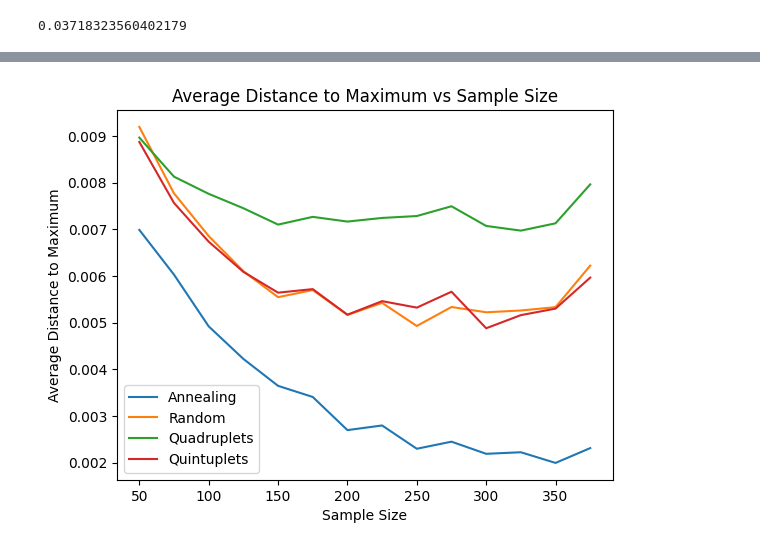
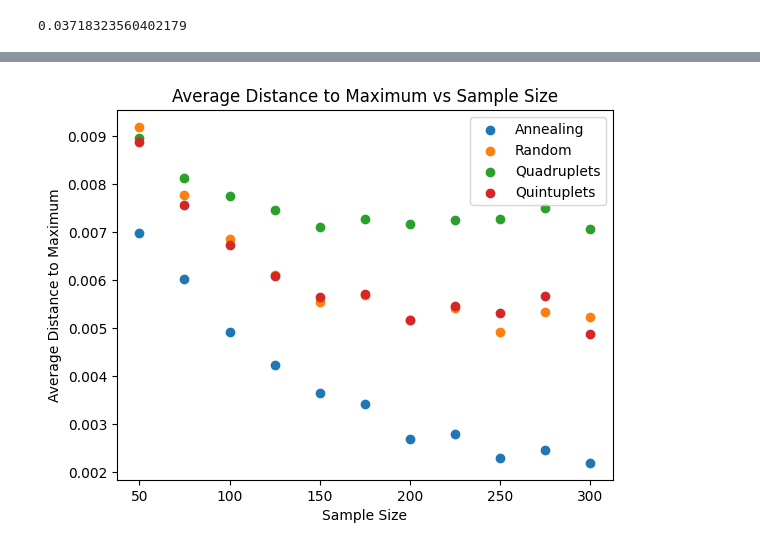
Before and after one commit to baptistechev/RL_CS, a Jupyter notebook: Test on MCCL/simulation_paper.ipynb, the cells around one changed output, grey strips where cells are left out. Saved outputs shown, nothing was run; the diff lists cells and outputs as text; code cells hidden in the pictures.

```diff
--- a/Test on MCCL/simulation_paper.ipynb
+++ b/Test on MCCL/simulation_paper.ipynb
@@ -288,6 +281,10 @@ for sample_size in rg:
 # Save plot_res to a file
 with open("one_problem_curve2.json", "w") as file:
     json.dump(plot_res, file)
+# %%
+# Load plot_res from the file
+with open("one_problem_curve.json", "r") as file:
+    plot_res = json.load(file)
 # %%
 rg = np.concatenate((np.arange(50,140,10),np.arange(150,400,25)))
 plt.scatter(rg,plot_res["annealing"],label="Annealing")
@@ -406,12 +388,21 @@ for sample_size in np.arange(50,400,25):
+# %%
+# Load plot_res from the file
+with open("plot_res.json", "r") as file:
+    plot_res = json.load(file)
+# %%
+plot_res["annealing"] = plot_res["annealing"][:-3]
+plot_res["random"] = plot_res["random"][:-3]
+plot_res["quadruplets"] = plot_res["quadruplets"][:-3]
+plot_res["quintuplets"] = plot_res["quintuplets"][:-3]
 # %%
-plt.plot(np.arange(50,400,25),plot_res["annealing"],label="Annealing")
-plt.plot(np.arange(50,400,25),plot_res["random"],label="Random")
-plt.plot(np.arange(50,400,25),plot_res["quadruplets"],label="Quadruplets")
-plt.plot(np.arange(50,400,25),plot_res["quintuplets"],label="Quintuplets")
+plt.scatter(np.arange(50,325,25),plot_res["annealing"],label="Annealing")
+plt.scatter(np.arange(50,325,25),plot_res["random"],label="Random")
+plt.scatter(np.arange(50,325,25),plot_res["quadruplets"],label="Quadruplets")
+plt.scatter(np.arange(50,325,25),plot_res["quintuplets"],label="Quintuplets")
 plt.xlabel("Sample Size")
 plt.ylabel("Average Distance to Maximum")
 plt.title("Average Distance to Maximum vs Sample Size")
 plt.legend()
 plt.show()
 # %% [output]
-[figure, old version]
+[figure, new version]
```
Also changed, not shown: parts of 16 cells of this notebook, 4 other files.
